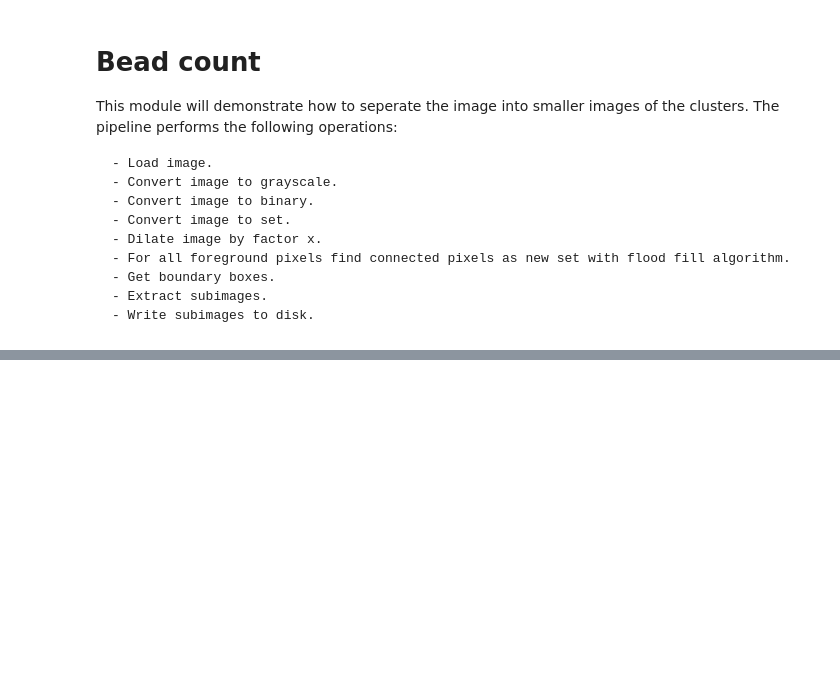
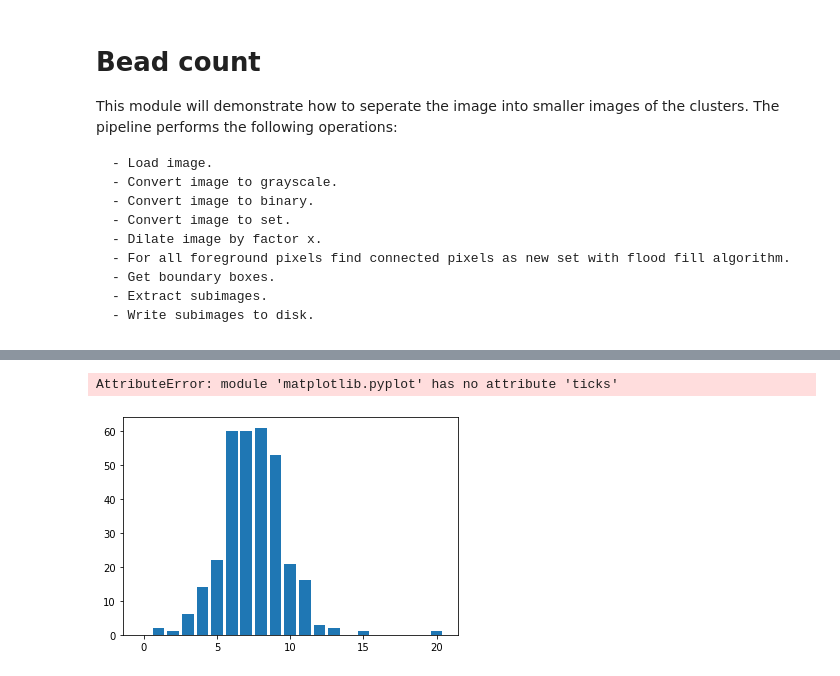
Before and after one commit to Clapfire/oip_image_processing_assignment_1, a Jupyter notebook: src/bead_count.ipynb, the cells around one changed output, grey strips where cells are left out. Drawn from its saved outputs; the diff is of its cells as text; code cells hidden in the pictures; blank space fills up the shorter version.

```diff
--- a/src/bead_count.ipynb
+++ b/src/bead_count.ipynb
@@ -42 +47,31 @@ oiplib.showImage(grayImg, "Original image", figsize=(10, 10), cmap="gray");
+# %%
+beadCounts = {}
+
+for cluster in clusters:
+    labelImg = oiplib.labelRegionWatershed(cluster)
+    labels = np.unique(labelImg)
+
+    beadCount = len(labels) - 1
+
+    if beadCounts.get(beadCount) is None:
+        beadCounts[beadCount] = 1
+    else:
+        beadCounts[beadCount] += 1
+# %%
+hist = np.zeros(max(beadCounts.keys()) + 1)
+
+for key, value in beadCounts.items():
+    hist[key] = value
+
+fig, ax = plt.subplots()
+plot = ax.bar(np.arange(max(beadCounts.keys()) + 1), hist)
+plt.ticks(np.arange(max(beadCounts.keys()) + 1))
+
+
+print("The cluster has %d beads."%(len(labels) - 1))
+
+oiplib.showImage(labelImg, "Regions", figsize=(10, 10), cmap="nipy_spectral", vmax=len(labels) - 1);
+# %% [output]
+AttributeError: module 'matplotlib.pyplot' has no attribute 'ticks'
+[figure, added]
 # %%
```
Also changed, not shown: parts of 3 cells of this notebook, 1 other file.
